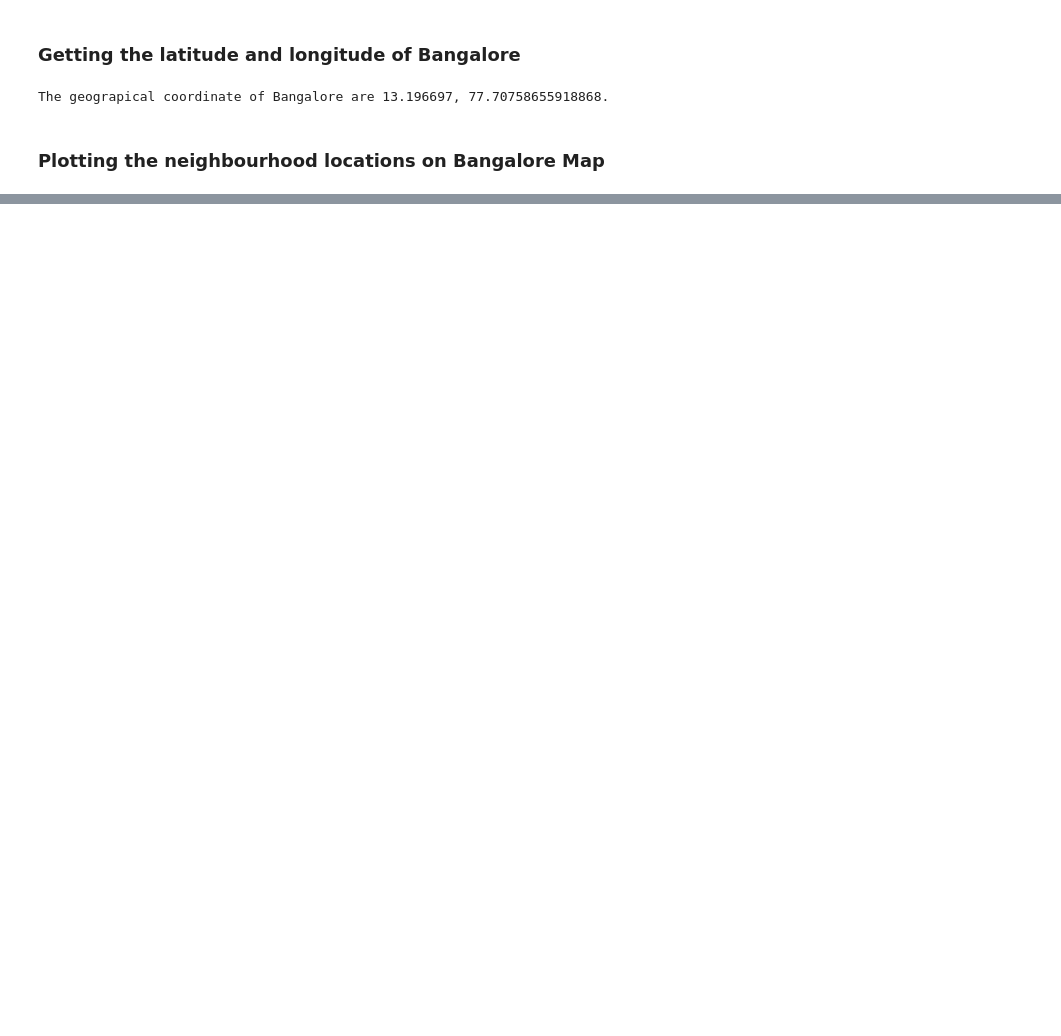
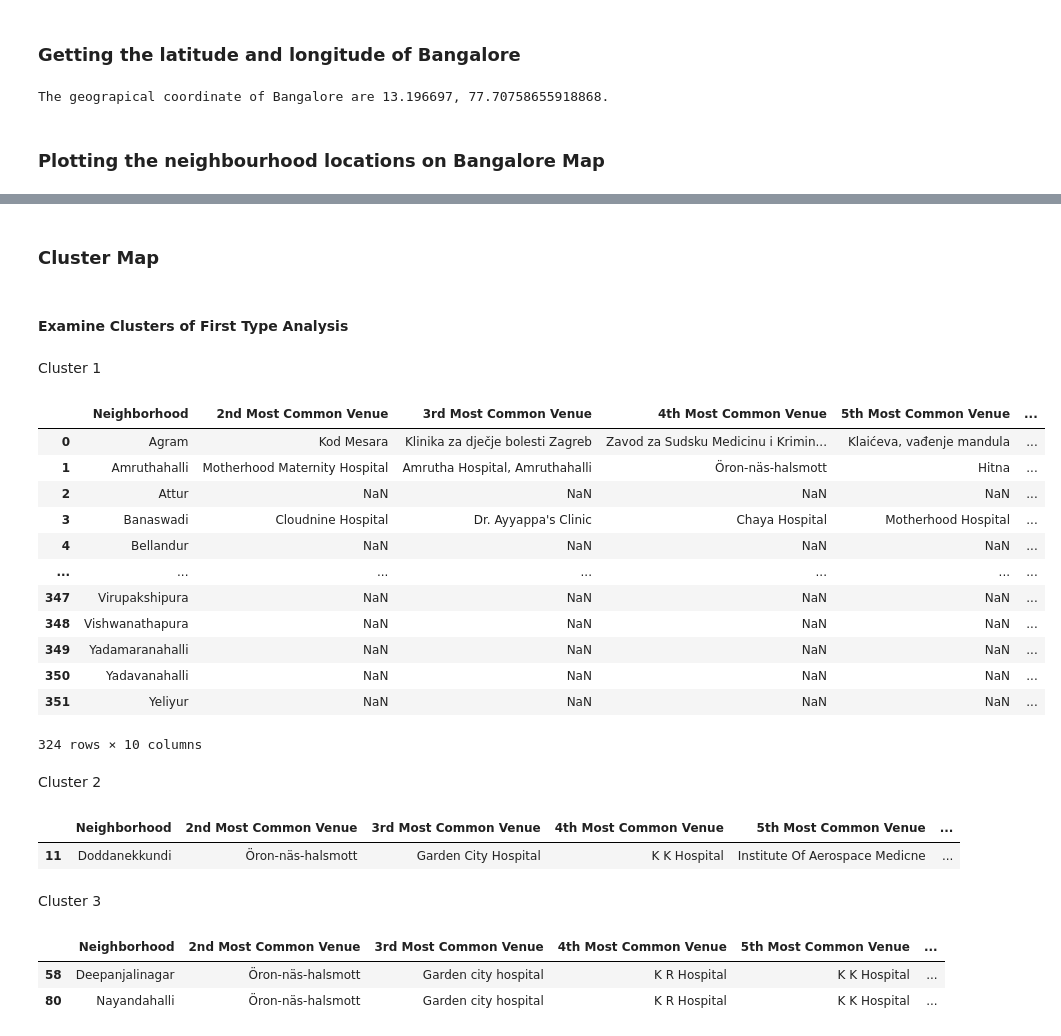
Before and after one commit to LakshmiHolla/first, a Jupyter notebook: BLR.ipynb, the cells around one changed output, grey strips where cells are left out. Saved outputs shown, nothing was run; the diff lists cells and outputs as text; code cells hidden in the pictures; blank space fills up the shorter version.

```diff
--- a/BLR.ipynb
+++ b/BLR.ipynb
@@ -156,0 +391,6 @@ map_blr
+# %%
+def return_most_common_venues(row, num_top_venues):
+    row_categories = row.iloc[1:]
+    row_categories_sorted = row_categories.sort_values(ascending=False)
+
+    return row_categories_sorted.index.values[0:num_top_venues]
@@ -156,0 +425,11 @@ map_blr
+# %%
+# add clustering labels
+neighborhoods_venues_sorted.insert(0, 'Cluster Labels1', kmeans.labels_)
+neighborhoods_venues_sorted.head()
+
+hosp_merged = df_new
+
+# merge toronto_grouped with toronto_data to add latitude/longitude for each neighborhood
+hosp_merged = hosp_merged.join(neighborhoods_venues_sorted.set_index('Neighborhood'), on='Neighborhood')
+
+hosp_merged.head() # check the last columns!
@@ -156,0 +445,26 @@ map_blr
+# %%
+# create map
+map_clusters = folium.Map(location=[latitude, longitude], zoom_start=11)
+
+# set color scheme for the clusters
+x = np.arange(kclusters)
+ys = [i + x + (i*x)**2 for i in range(kclusters)]
+colors_array = cm.rainbow(np.linspace(0, 1, len(ys)))
+rainbow = [colors.rgb2hex(i) for i in colors_array]
+
+# add markers to the map
+markers_colors = []
+hosp_merged["Cluster Labels1"].replace(np.nan, 0, inplace=True)
+
+for lat, lon, poi, cluster in zip(hosp_merged['Latitude'], hosp_merged['Longitude'], hosp_merged['Neighborhood'], hosp_merged['Cluster Labels1'].astype(int)):
+    label = folium.Popup(str(poi) + ' Cluster ' + str(cluster), parse_html=True)
+    folium.CircleMarker(
+        [lat, lon],
+        radius=5,
+        popup=label,
+        color=rainbow[cluster-1],
+        fill=True,
+        fill_color=rainbow[cluster-1],
+        fill_opacity=0.7).add_to(map_clusters)
+
+map_clusters
@@ -156,0 +473,37 @@ map_blr
+# %% [markdown]
+### Cluster Map
+# %% [markdown]
+####   Examine Clusters of First Type Analysis
+# %% [markdown]
+Cluster 1
+# %%
+hosp_merged.loc[hosp_merged['Cluster Labels1'] == 0, hosp_merged.columns[[0] + list(range(5, hosp_merged.shape[1]))]]
+# %% [output]
+|  | Neighborhood | 2nd Most Common Venue | 3rd Most Common Venue | 4th Most Common Venue | 5th Most Common Venue | ... |
+| 0 | Agram | Kod Mesara | Klinika za dječje bolesti Zagreb | Zavod za Sudsku Medicinu i Krimin... | Klaićeva, vađenje mandula | ... |
+| 1 | Amruthahalli | Motherhood Maternity Hospital | Amrutha Hospital, Amruthahalli | Öron-näs-halsmott | Hitna | ... |
+| 2 | Attur | NaN | NaN | NaN | NaN | ... |
+| 3 | Banaswadi | Cloudnine Hospital | Dr. Ayyappa's Clinic | Chaya Hospital | Motherhood Hospital | ... |
+| 4 | Bellandur | NaN | NaN | NaN | NaN | ... |
+| ... | ... | ... | ... | ... | ... | ... |
+| 347 | Virupakshipura | NaN | NaN | NaN | NaN | ... |
+| 348 | Vishwanathapura | NaN | NaN | NaN | NaN | ... |
+| 349 | Yadamaranahalli | NaN | NaN | NaN | NaN | ... |
+| 350 | Yadavanahalli | NaN | NaN | NaN | NaN | ... |
+| 351 | Yeliyur | NaN | NaN | NaN | NaN | ... |
+324 rows × 10 columns
+# %% [markdown]
+Cluster 2
+# %%
+hosp_merged.loc[hosp_merged['Cluster Labels1'] == 1, hosp_merged.columns[[0] + list(range(5, hosp_merged.shape[1]))]]
+# %% [output]
+|  | Neighborhood | 2nd Most Common Venue | 3rd Most Common Venue | 4th Most Common Venue | 5th Most Common Venue | ... |
+| 11 | Doddanekkundi | Öron-näs-halsmott | Garden City Hospital | K K Hospital | Institute Of Aerospace Medicne | ... |
+# %% [markdown]
+Cluster 3
+# %%
+hosp_merged.loc[hosp_merged['Cluster Labels1'] == 2, hosp_merged.columns[[0] + list(range(5, hosp_merged.shape[1]))]]
+# %% [output]
+|  | Neighborhood | 2nd Most Common Venue | 3rd Most Common Venue | 4th Most Common Venue | 5th Most Common Venue | ... |
+| 58 | Deepanjalinagar | Öron-näs-halsmott | Garden city hospital | K R Hospital | K K Hospital | ... |
+| 80 | Nayandahalli | Öron-näs-halsmott | Garden city hospital | K R Hospital | K K Hospital | ... |
```
Also changed, not shown: parts of 44 cells of this notebook, 2 other files.
